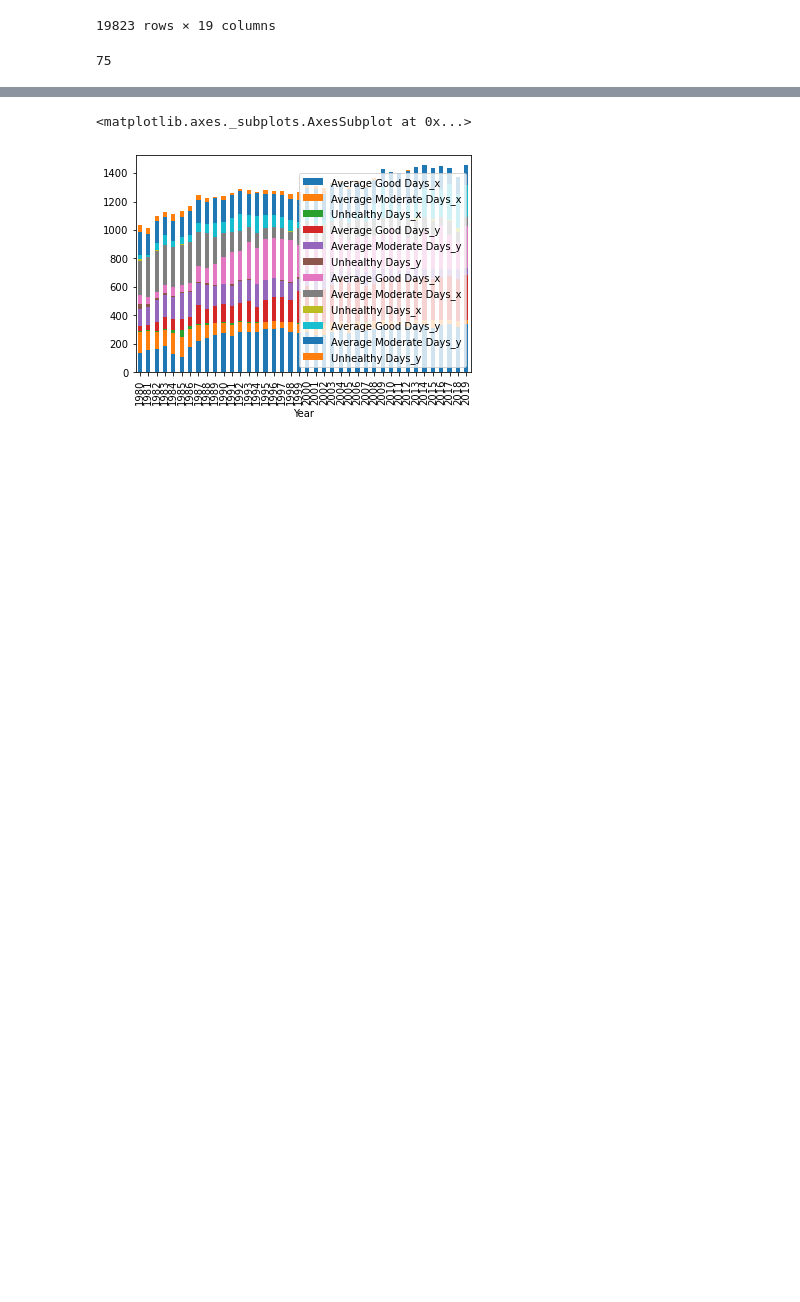
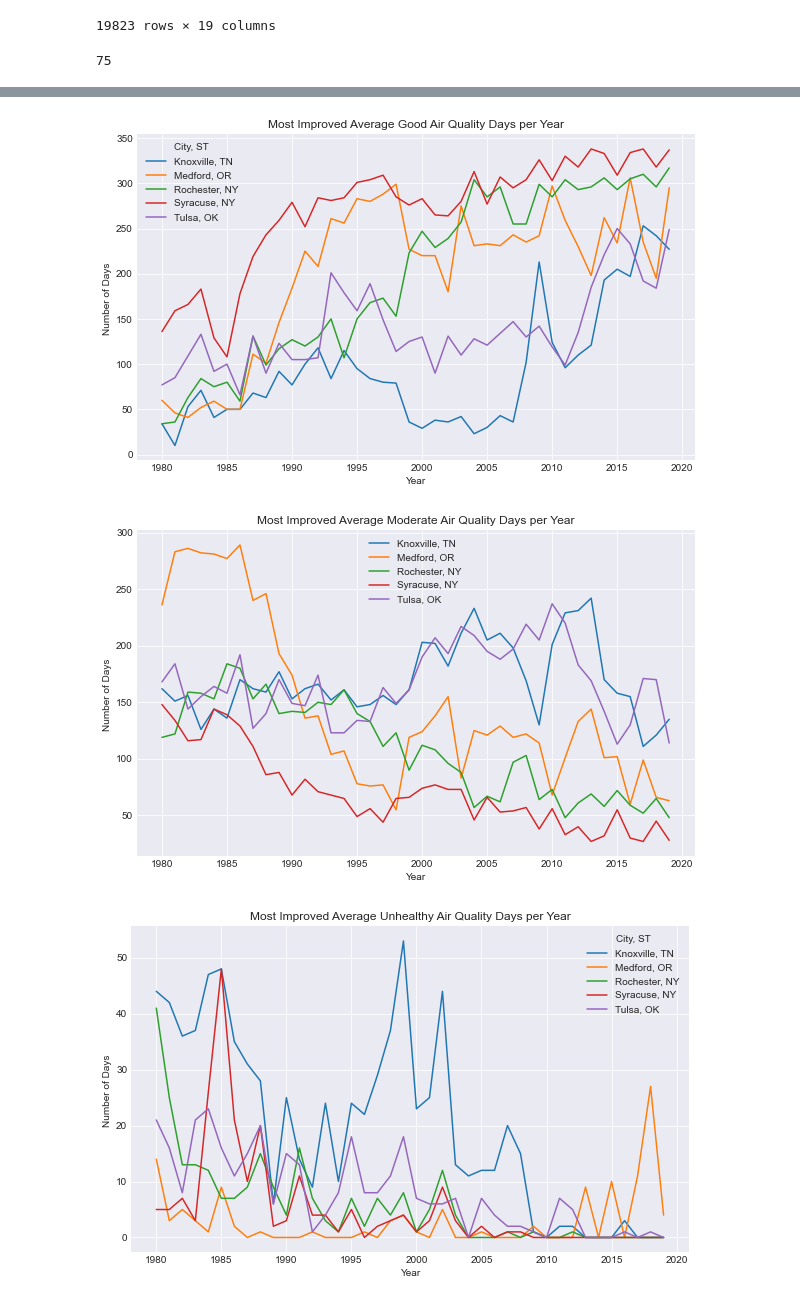
Before and after one commit to BrianDouglas/Climate_Soluctions, a Jupyter notebook: notebooks/Katherine.ipynb, the cells around one changed output, grey strips where cells are left out. Cells and saved outputs as stored; diff of their text form; code cells hidden in the pictures; blank space fills up the shorter version.

```diff
--- a/notebooks/Katherine.ipynb
+++ b/notebooks/Katherine.ipynb
@@ -205,13 +198,38 @@ top_5_concat.plot.bar()
-# %%
-#p1=syracuse_data.plot.bar(stacked=True)
-#p2=rochester_ny.plot.bar(stacked=True)
-#p3=medford_data.plot.bar(stacked=True)
-#p4=knoxville_data.plot.bar(stacked=True)
-#p5=tulsa.plot.bar(stacked=True)
-top_5.plot.bar(stacked=True)
-# %% [output]
-<matplotlib.axes._subplots.AxesSubplot at 0x...>
-[figure, removed]
+# %%
+#avg good days for top 5
+top_5_good=top_5_concat[['City, ST','Average Good Days']]
+#plot with each city,st as different color
+top_5_good=top_5_good.pivot(columns='City, ST', values='Average Good Days')
+top_5_good.plot(figsize = (10,6))
+plt.xlabel("Year")
+plt.ylabel("Number of Days ")
+plt.title('Most Improved Average Good Air Quality Days per Year')
+plt.savefig(graph_path + 'Top_5_good.png')
+#avg mod days for top 5
+top_5_mod=top_5_concat[['City, ST','Average Moderate Days']]
+#plot with each city,st as different color
+top_5_mod=top_5_mod.pivot(columns='City, ST', values='Average Moderate Days')
+top_5_mod.plot(figsize = (10,6))
+plt.xlabel("Year")
+plt.ylabel("Number of Days ")
+plt.title('Most Improved Average Moderate Air Quality Days per Year')
+plt.legend(loc='upper center')
+plt.savefig(graph_path + 'Top_5_mod.png')
+#avg bad days for top 5
+top_5_bad=top_5_concat[['City, ST','Unhealthy Days']]
+#plot with each city,st as different color
+top_5_bad=top_5_bad.pivot(columns='City, ST', values='Unhealthy Days')
+top_5_bad.plot(figsize = (10,6))
+plt.xlabel("Year")
+plt.ylabel("Number of Days ")
+plt.title('Most Improved Average Unhealthy Air Quality Days per Year')
+#fig.savefig(graph_path + 'Top_5_bad.png')
+
+plt.savefig(graph_path + 'Top_5_bad.png')
+# %% [output]
+[figure, added]
+[figure, added]
+[figure, added]
 # %%
 #data frame of 5 least improved: OKC, fort wayne IN, Santa Fe NM, alburquerque NM
 OKC=days_avg_yr_city_drop2020.loc[days_avg_yr_city_drop2020['City, ST'] == 'Oklahoma City, OK']
```
Also changed, not shown: parts of 15 cells of this notebook, 15 other files.
